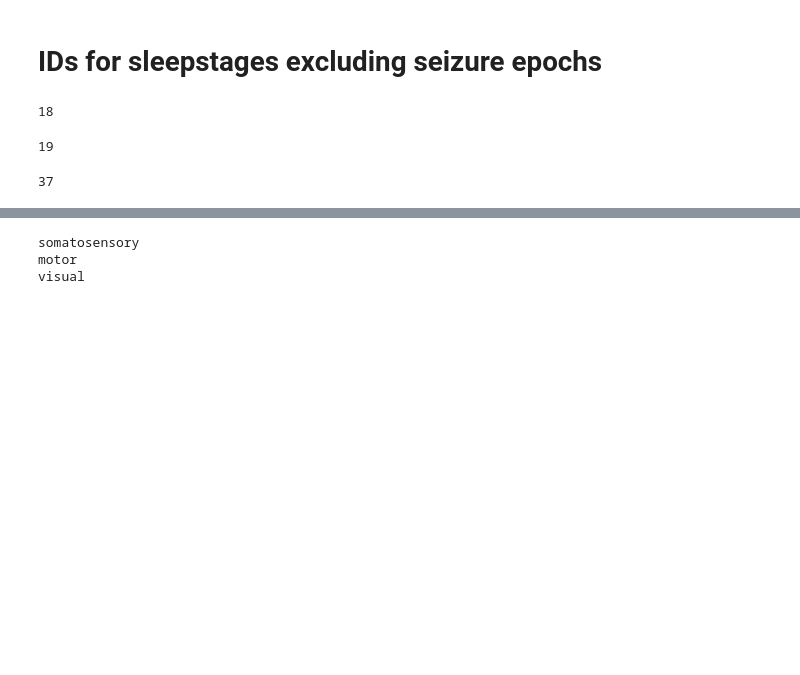
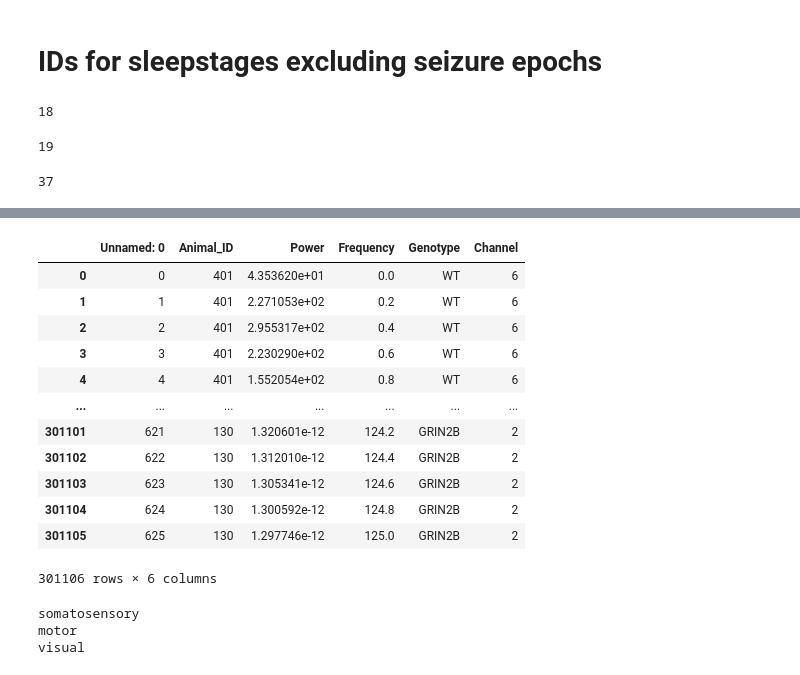
Before and after one commit to melissafasol/GRIN2B, a Jupyter notebook: notebooks/plotting_GRIN2B.ipynb, the cells around one changed output, grey strips where cells are left out. Cells and saved outputs as stored; diff of their text form; code cells hidden in the pictures; blank space fills up the shorter version.

```diff
--- a/notebooks/plotting_GRIN2B.ipynb
+++ b/notebooks/plotting_GRIN2B.ipynb
@@ -117,3 +99,19 @@ non_rem['Genotype'] = genotype
+# %%
+nrem
+# %% [output]
+|  | Unnamed: 0 | Animal_ID | Power | Frequency | Genotype | Channel |
+| 0 | 0 | 401 | 4.353620e+01 | 0.0 | WT | 6 |
+| 1 | 1 | 401 | 2.271053e+02 | 0.2 | WT | 6 |
+| 2 | 2 | 401 | 2.955317e+02 | 0.4 | WT | 6 |
+| 3 | 3 | 401 | 2.230290e+02 | 0.6 | WT | 6 |
+| 4 | 4 | 401 | 1.552054e+02 | 0.8 | WT | 6 |
+| ... | ... | ... | ... | ... | ... | ... |
+| 301101 | 621 | 130 | 1.320601e-12 | 124.2 | GRIN2B | 2 |
+| 301102 | 622 | 130 | 1.312010e-12 | 124.4 | GRIN2B | 2 |
+| 301103 | 623 | 130 | 1.305341e-12 | 124.6 | GRIN2B | 2 |
+| 301104 | 624 | 130 | 1.300592e-12 | 124.8 | GRIN2B | 2 |
+| 301105 | 625 | 130 | 1.297746e-12 | 125.0 | GRIN2B | 2 |
+301106 rows × 6 columns
 # %%
 plot_list = ['somatosensory', 'motor', 'visual']
 label_list = [0,1, 2]
```
Also changed, not shown: parts of 17 cells of this notebook, 3 other files.
